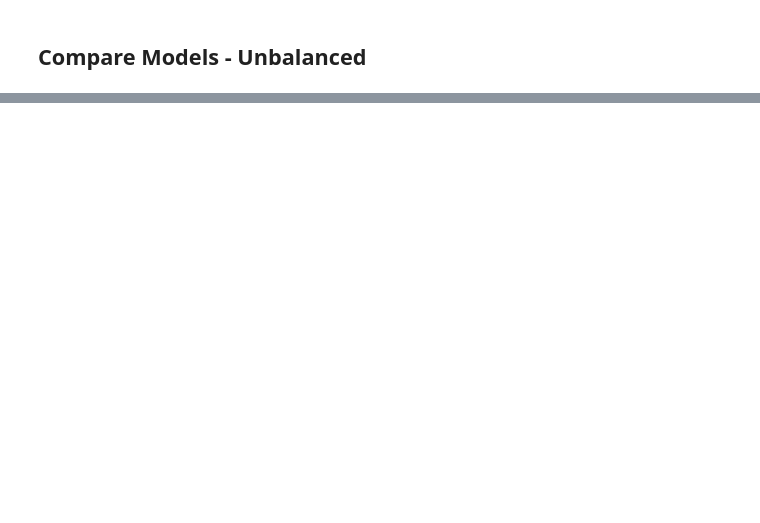
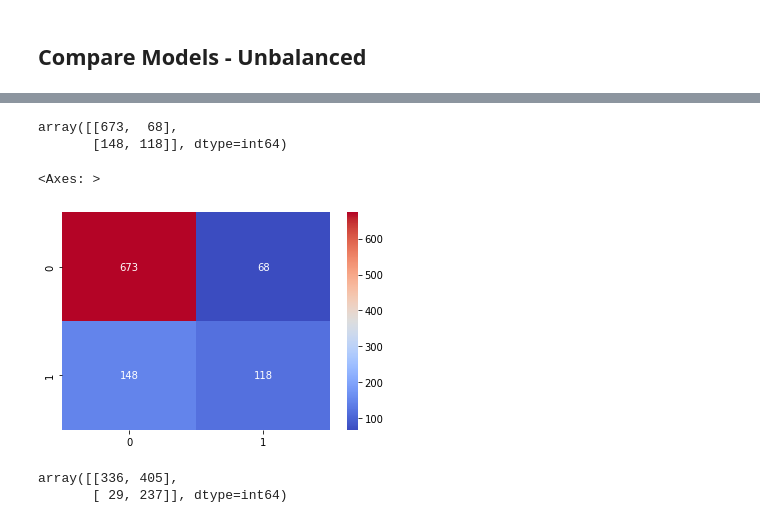
Before and after one commit to Lmarufu/CUSTOMERS-CHURN-LP2, a Jupyter notebook: notebook1.ipynb, the cells around one changed output, grey strips where cells are left out. Saved outputs shown, nothing was run; the diff lists cells and outputs as text; code cells hidden in the pictures; blank space fills up the shorter version.

```diff
--- a/notebook1.ipynb
+++ b/notebook1.ipynb
@@ -1506,0 +1459,31 @@ AttributeError: Estimator log_transform does not provide get_feature_names_out.
+# %%
+# Initialize SMOTE for oversampling the minority class
+smote = SMOTE(random_state=42)
+
+# List of models to evaluate
+models = [
+    ('tree_classifier', DecisionTreeClassifier(random_state=42)),
+    ('logistic_classifier', LogisticRegression(random_state=42)),
+    ('K-nearest_classifier', KNeighborsClassifier()),
+    ('svm_classifier', SVC(random_state=42, probability=True)),
+    ('sgd_classifier', SGDClassifier(random_state=42)),
+    ('rf_classifier', RandomForestClassifier(random_state=42))
+]
+# Iterate through models and apply SMOTE within the pipeline
+for model_name, classifier in models:
+    pipeline = impipeline(steps=[
+        ('preprocessor', preprocessor),
+        ('smote', SMOTE(random_state=42)),
+        ('classifier', classifier)
+    ])
+
+    # Train the model
+    pipeline.fit(X_train, y_train_encoded)
+
+    # Make predictions
+    y_pred = pipeline.predict(X_test)
+
+    # Print classification report
+    print(f'Report for {model_name}')
+    print(classification_report(y_test_encoded, y_pred))
+    print('=' * 50)
@@ -1506,0 +1638,28 @@ AttributeError: Estimator log_transform does not provide get_feature_names_out.
+# %%
+logistic_pipeline = all_pipeline['logistic_classifier']
+
+logistic_y_pred = logistic_pipeline.predict(X_test)
+
+matrix = confusion_matrix(y_test_encoded, logistic_y_pred)
+matrix
+# %% [output]
+array([[673,  68],
+       [148, 118]], dtype=int64)
+# %%
+# visualizing the matrix
+sns.heatmap(data=matrix, annot=True, fmt='d', cmap='coolwarm')
+# %% [output]
+<Axes: >
+[figure, added]
+# %%
+threshold = 0.16
+
+y_pred_proba = logistic_pipeline.predict_proba(X_test)[:, 1]
+
+binary_prediction = (y_pred_proba >= threshold)
+
+threshold_matrix = confusion_matrix(y_test_encoded, binary_prediction)
+threshold_matrix
+# %% [output]
+array([[336, 405],
+       [ 29, 237]], dtype=int64)
```
Also changed, not shown: parts of 43 cells of this notebook.
